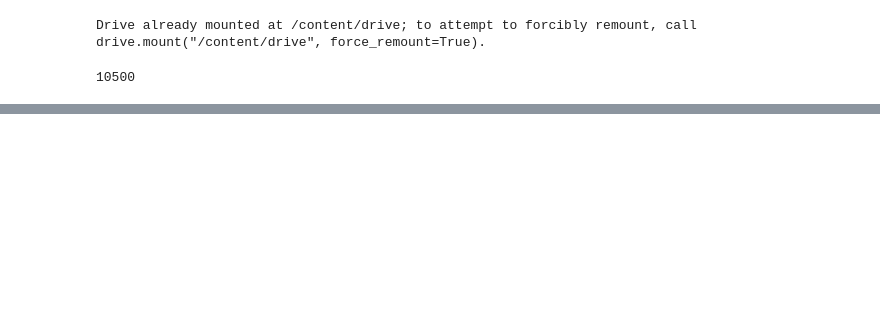
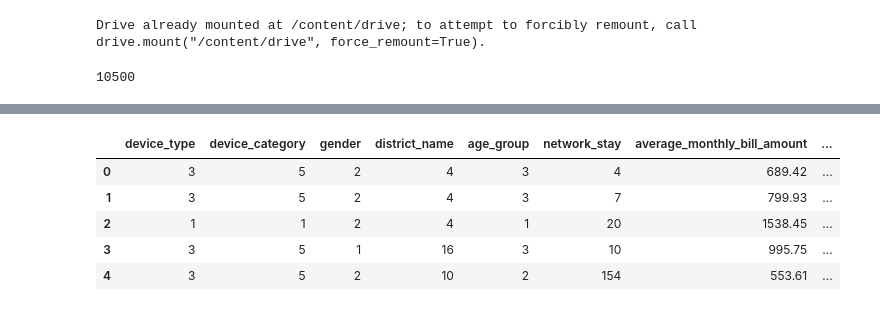
Before and after one commit to lahirukavinda/Telecommunications-Rental-Predictor, a Jupyter notebook: ADLHackothon.ipynb, the cells around one changed output, grey strips where cells are left out. Cells and saved outputs as stored; diff of their text form; code cells hidden in the pictures; blank space fills up the shorter version.

```diff
--- a/ADLHackothon.ipynb
+++ b/ADLHackothon.ipynb
@@ -68 +87,29 @@ x.head()
+# %%
+df_t = pd.read_csv('/content/drive/MyDrive/Projects/ADLHackothon/test_dataset.csv', error_bad_lines=False).fillna(0)
+
+df_test = df_t.drop('primary_identifier', axis='columns')
+
+# df_test = df_test.drop('device_type', axis='columns')
+# df_test = df_test.drop('device_category', axis='columns')
+# df_test = df_test.drop('age_group', axis='columns')
+# df_test = df_test.drop('gender', axis='columns')
+# df_test = df_test.drop('district_name', axis='columns')
+
+mapping2 = {'M2M': 'Smartphone'}
+df_test = df_test.replace({'device_category': mapping2})
+
+df_test["device_type"] = le_device_type.transform(df_test["device_type"].astype(str))
+df_test["device_category"] = le_device_category.transform(df_test["device_category"].astype(str))
+df_test["age_group"] = le_age_group.transform(df_test["age_group"].astype(str))
+df_test["gender"] = le_gender.transform(df_test["gender"].astype(str))
+df_test["district_name"] = le_district_name.transform(df_test["district_name"].astype(str))
+
+df_test.head()
+# %% [output]
+|  | device_type | device_category | gender | district_name | age_group | network_stay | average_monthly_bill_amount | ... |
+| 0 | 3 | 5 | 2 | 4 | 3 | 4 | 689.42 | ... |
+| 1 | 3 | 5 | 2 | 4 | 3 | 7 | 799.93 | ... |
+| 2 | 1 | 1 | 2 | 4 | 1 | 20 | 1538.45 | ... |
+| 3 | 3 | 5 | 1 | 16 | 3 | 10 | 995.75 | ... |
+| 4 | 3 | 5 | 2 | 10 | 2 | 154 | 553.61 | ... |
 # %%
```
Also changed, not shown: parts of 20 cells of this notebook.
